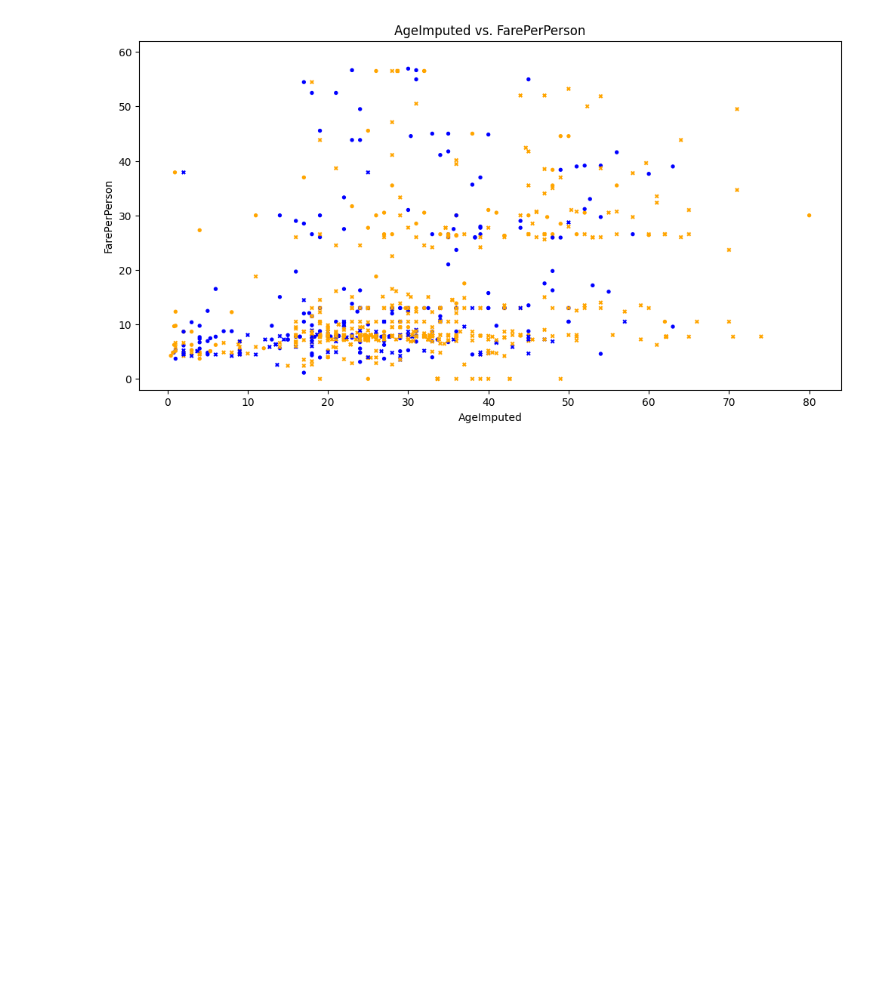
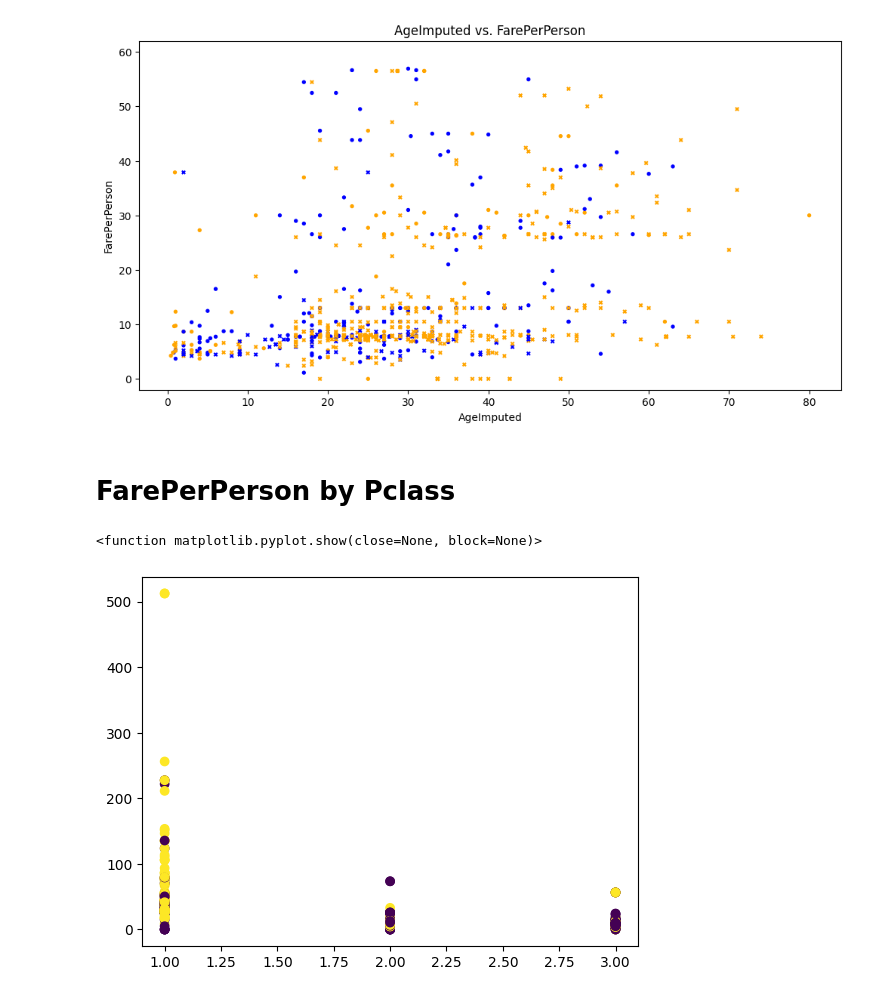
Before and after one commit to jmartenstein/titanic-ml, a Jupyter notebook: src/nb03_age_fare.ipynb, the cells around one changed output. Saved outputs shown, nothing was run; the diff lists cells and outputs as text; code cells hidden in the pictures; blank space fills up the shorter version.

Commit message:
update age fare notebook

```diff
--- a/src/nb03_age_fare.ipynb
+++ b/src/nb03_age_fare.ipynb
@@ -61,3 +61,15 @@ plt.title(f"{x1_col_name} vs. {x2_col_name}")
 plt.show()
 # %% [output]
 [figure]
+# %% [markdown]
+# FarePerPerson by Pclass
+# %%
+X = df_[[ "Pclass" ]]
+y = df_[[ "FarePerPerson" ]]
+
+plt.scatter( X, y, c=df_[["Survived"]].values )
+#plt.ylim(-2, 100)
+plt.show
+# %% [output]
+<function matplotlib.pyplot.show(close=None, block=None)>
+[figure, added]
```
Also changed, not shown: parts of 2 cells of this notebook.
